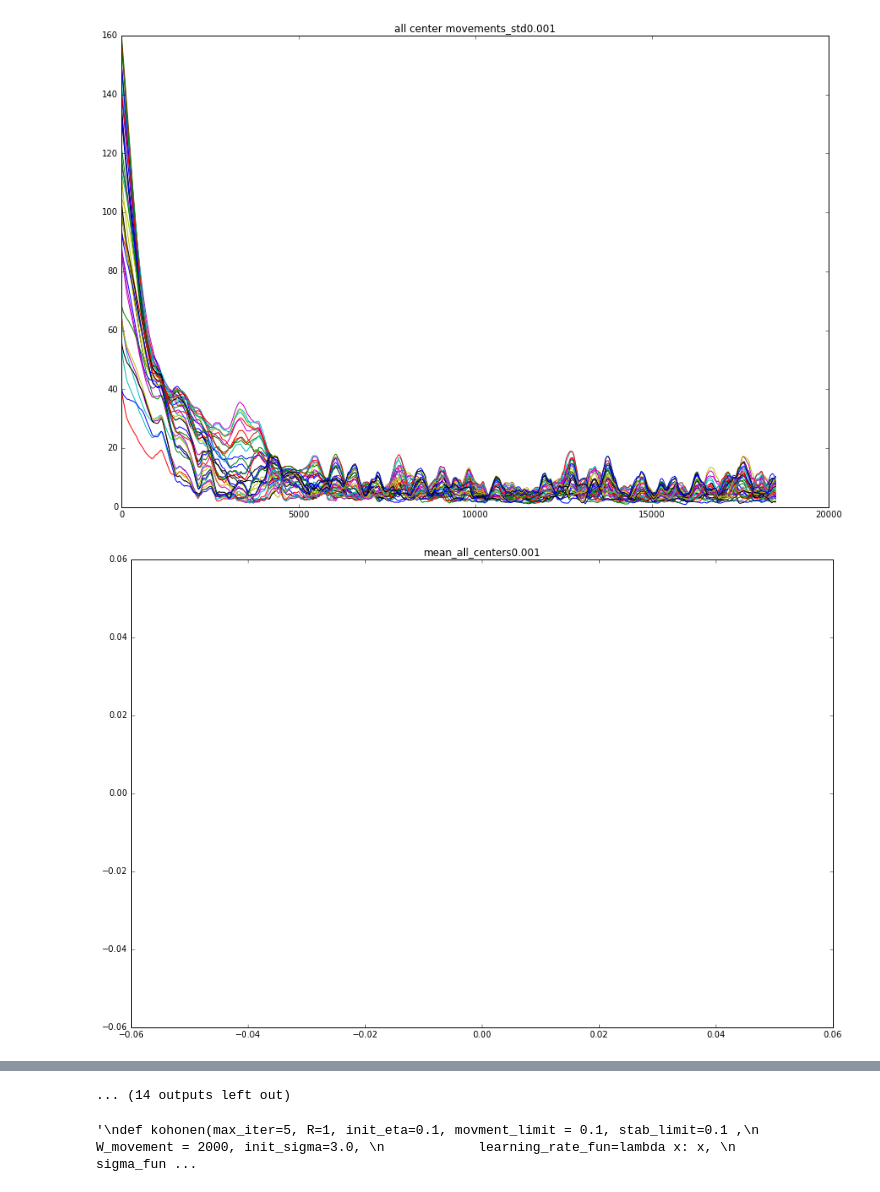
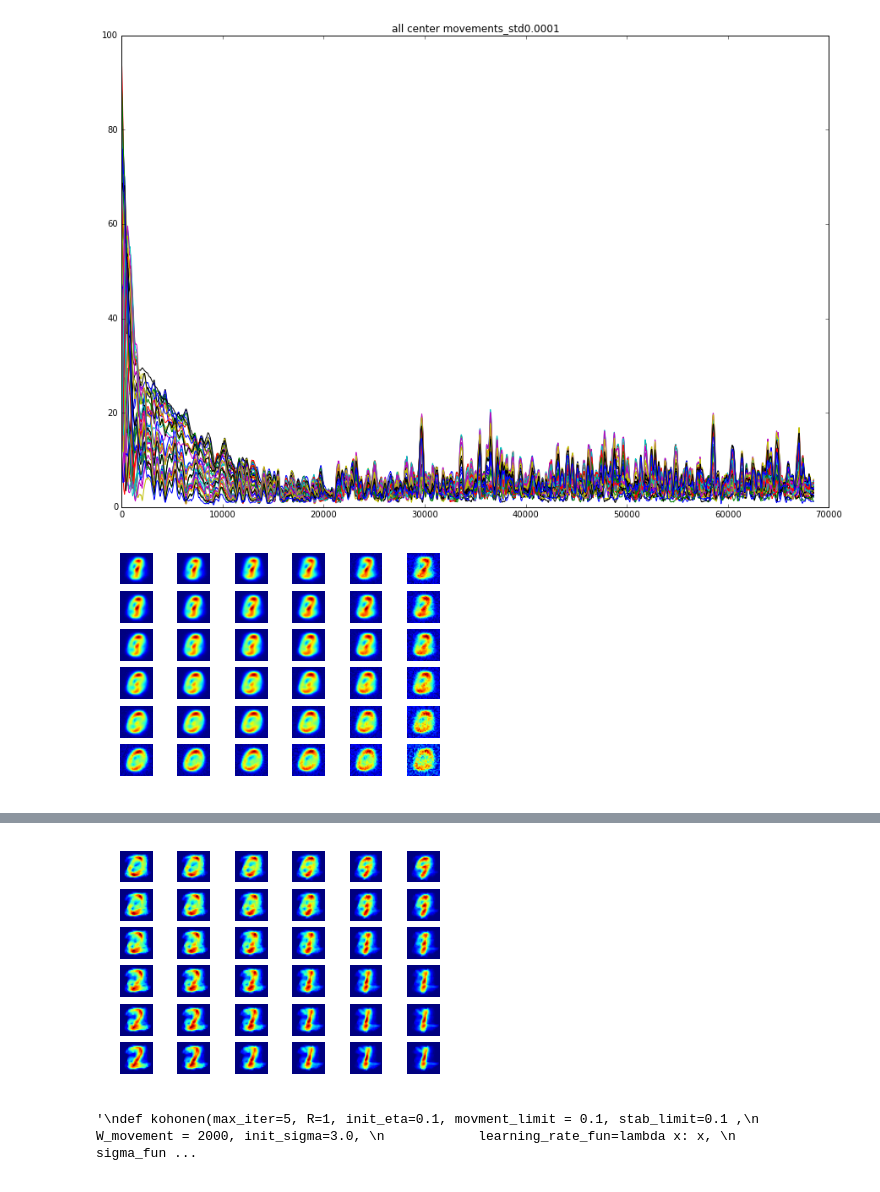
Before and after one commit to JosselinVallee/Unsupervised_project1, a Jupyter notebook: notebook-lukas.ipynb, the cells around one changed output, grey strips where cells are left out. Drawn from its saved outputs; the diff is of its cells as text; code cells hidden in the pictures.

Commit message:
Some plots

```diff
--- a/notebook-lukas.ipynb
+++ b/notebook-lukas.ipynb
@@ -231,7 +231,7 @@ def kohonen_test(max_iter=5, R=1, init_eta=0.1, movment_limit = 0.1, stab_limit=
             for i in range(0, len(c_m_mean)):
                 val = np.std(c_m_mean[i][-Wcmstd:])
                 val /= eta
-                reset_count = reset_count or val > 0.01 # reset_count <- true if val > 0.01
+                reset_count = reset_count or val > 6 # reset_count <- true if val > 0.01
                 c_m_std[i].append(val)
 
         if reset_count:
@@ -240,7 +240,7 @@ def kohonen_test(max_iter=5, R=1, init_eta=0.1, movment_limit = 0.1, stab_limit=
             do_stop_count += 1
             #print(">",do_stop_count, end=" ")
 
-        if do_stop_count > 1000:
+        if do_stop_count > 2000:
             do_stop = True
 
         # show stuff
@@ -276,6 +276,7 @@ def kohonen_test(max_iter=5, R=1, init_eta=0.1, movment_limit = 0.1, stab_limit=
     for k, l in c_m_std.items():
         plt.plot(l)
 
+    """
     plt.figure("mean_all_centers"+str(eta), figsize=(15, 10))
     plt.title("mean_all_centers"+str(eta))
     plt.plot(mean_all_centers)
@@ -283,7 +284,7 @@ def kohonen_test(max_iter=5, R=1, init_eta=0.1, movment_limit = 0.1, stab_limit=
     plt.figure("std_mean_all_centers"+str(eta), figsize=(15, 10))
     plt.title("std_mean_all_centers"+str(eta))
     plt.plot(std_mean_all_centers)
-
+    """
 
 
     # for visualization
@@ -305,8 +306,8 @@ def kohonen_test(max_iter=5, R=1, init_eta=0.1, movment_limit = 0.1, stab_limit=
 
     return {} #plot_dict
 # %%
-tmax = 20000
-etas = [0.001, 0.01, 0.1, 0.5, 1]
+tmax = 70000
+etas = [0.0001, 0.001, 0.01, 0.1]
 figs = []
 legends = defaultdict(lambda: [])
 # load in data and labels
@@ -361,2 +362,2 @@ Eta: 0.001
-[figure, old version]
+[figure, new version]
-[figure, old version]
+[figure, new version]
@@ -371,4 +372,4 @@ Eta: 0.001
-... (14 outputs left out)
+[figure, added]
 # %%
 """
 def kohonen(max_iter=5, R=1, init_eta=0.1, movment_limit = 0.1, stab_limit=0.1 ,
```
Also changed, not shown: parts of 1 cell of this notebook.
